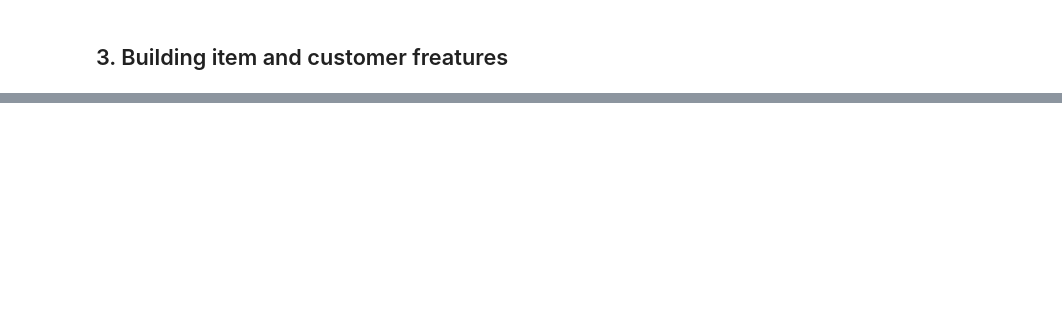
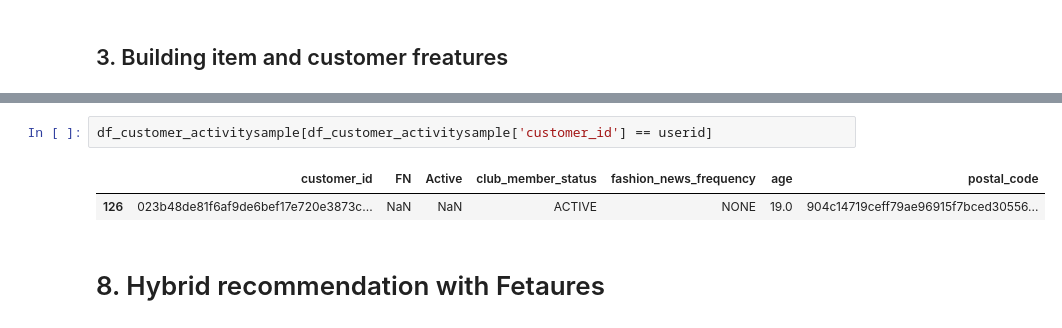
Before and after one commit to dbenayoun/IASD, a Jupyter notebook: Reco system/project_rs.ipynb, the cells around one changed output, grey strips where cells are left out. Saved outputs shown, nothing was run; the diff lists cells and outputs as text; blank space fills up the shorter version.

```diff
--- a/Reco system/project_rs.ipynb
+++ b/Reco system/project_rs.ipynb
@@ -397,0 +432,7 @@ print(repr(interactions))
+# %%
+df_customer_activitysample[df_customer_activitysample['customer_id'] == userid]
+# %% [output]
+|  | customer_id | FN | Active | club_member_status | fashion_news_frequency | age | postal_code |
+| 126 | 023b48de81f6af9de6bef17e720e3873c... | NaN | NaN | ACTIVE | NONE | 19.0 | 904c14719ceff79ae96915f7bced30556... |
+# %% [markdown]
+# 8. Hybrid recommendation with Fetaures
```
Also changed, not shown: parts of 28 cells of this notebook.
